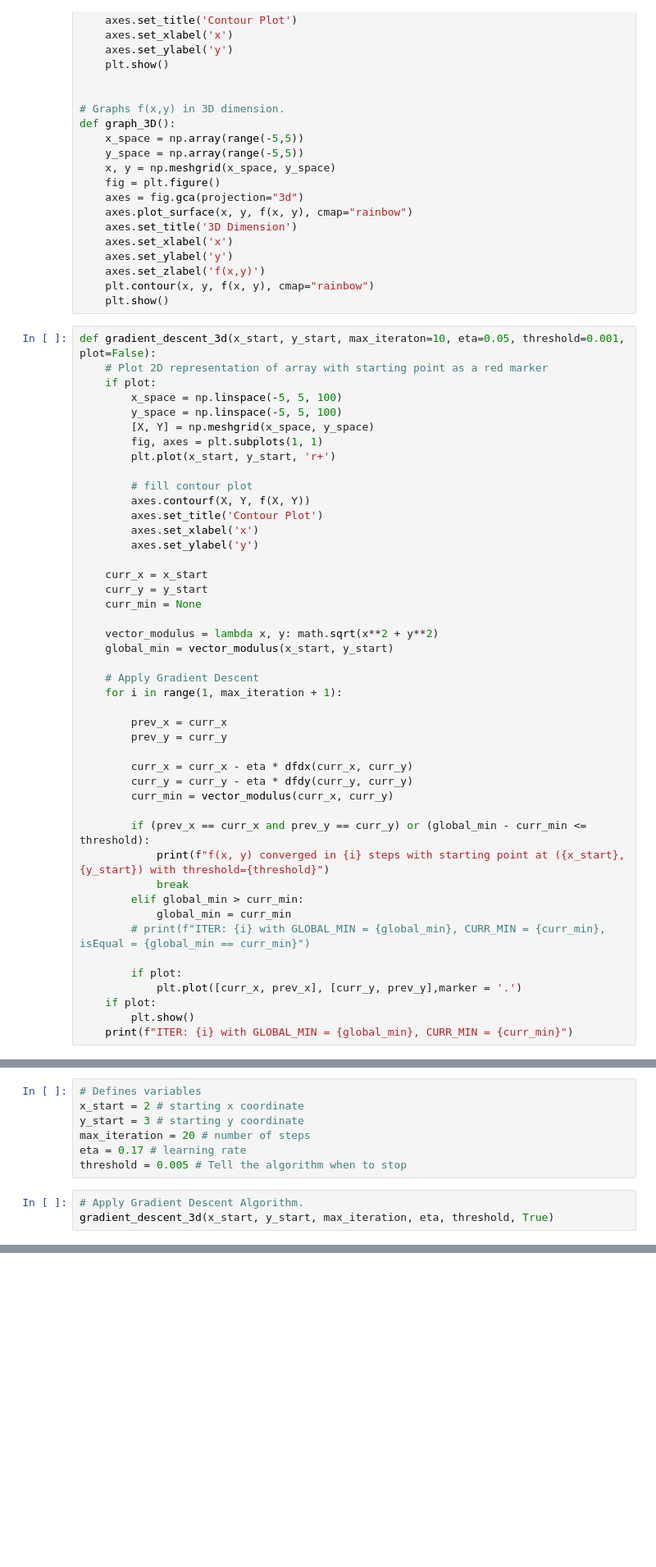
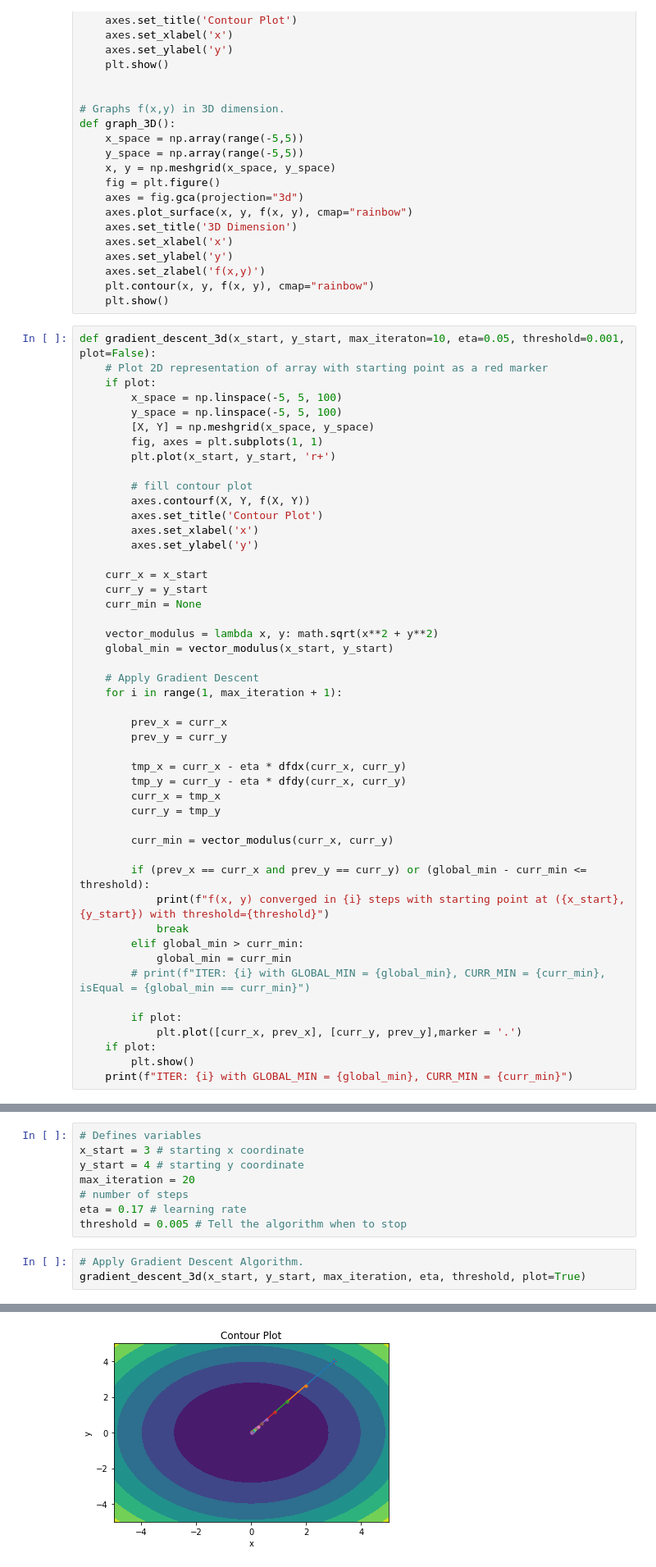
Before and after one commit to huynguyen7/Gradient-Descent, a Jupyter notebook: gradient-descent.ipynb, the cells around one changed output, grey strips where cells are left out. Shown: that part at 82% size. Drawn from its saved outputs; the diff is of its cells as text; blank space fills up the shorter version.

```diff
--- a/gradient-descent.ipynb
+++ b/gradient-descent.ipynb
@@ -76,8 +76,11 @@ def gradient_descent_3d(x_start, y_start, max_iteraton=10, eta=0.05, threshold=0
         prev_x = curr_x
         prev_y = curr_y
 
-        curr_x = curr_x - eta * dfdx(curr_x, curr_y)
-        curr_y = curr_y - eta * dfdy(curr_y, curr_y)
+        tmp_x = curr_x - eta * dfdx(curr_x, curr_y)
+        tmp_y = curr_y - eta * dfdy(curr_x, curr_y)
+        curr_x = tmp_x
+        curr_y = tmp_y
+
         curr_min = vector_modulus(curr_x, curr_y)
 
         if (prev_x == curr_x and prev_y == curr_y) or (global_min - curr_min <= threshold):
@@ -99,10 +105,12 @@ graph_3D()
 # %%
 # Defines variables
-x_start = 2 # starting x coordinate
-y_start = 3 # starting y coordinate
-max_iteration = 20 # number of steps
+x_start = 3 # starting x coordinate
+y_start = 4 # starting y coordinate
+max_iteration = 20
+# number of steps
 eta = 0.17 # learning rate
 threshold = 0.005 # Tell the algorithm when to stop
 # %%
 # Apply Gradient Descent Algorithm.
-gradient_descent_3d(x_start, y_start, max_iteration, eta, threshold, True)
+gradient_descent_3d(x_start, y_start, max_iteration, eta, threshold, plot=True)
+# %% [output]
@@ -108,0 +118 @@ gradient_descent_3d(x_start, y_start, max_iteration, eta, threshold, True)
+[figure, added]
```
Also changed, not shown: parts of 2 cells of this notebook.
